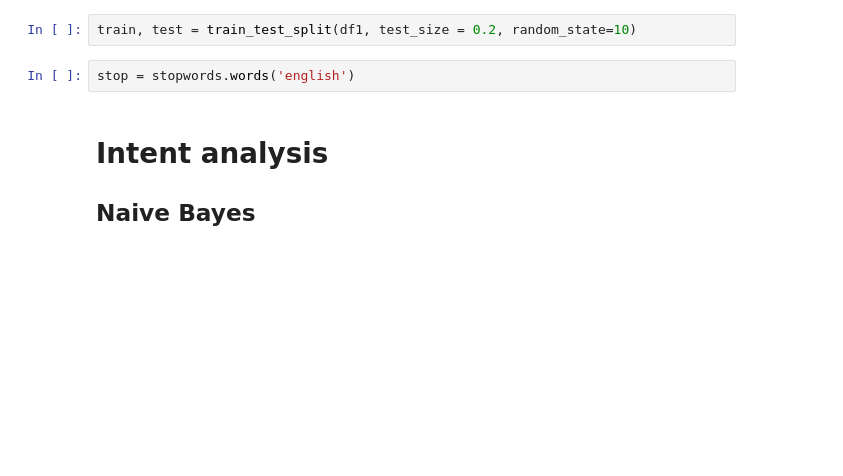
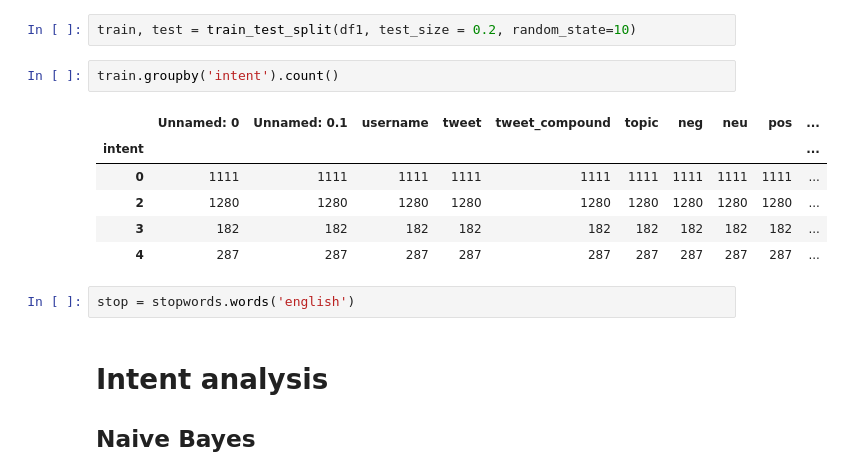
Before and after one commit to tawney-kirkland/04-fletcher, a Jupyter notebook: intent_analysis-NEW.ipynb, the cells around one changed output. Saved outputs shown, nothing was run; the diff lists cells and outputs as text; blank space fills up the shorter version.

```diff
--- a/intent_analysis-NEW.ipynb
+++ b/intent_analysis-NEW.ipynb
@@ -44,5 +51,14 @@ df1 = pd.read_csv('training_base_new.csv')
 # %%
 train, test = train_test_split(df1, test_size = 0.2, random_state=10)
+# %%
+train.groupby('intent').count()
+# %% [output]
+|  | Unnamed: 0 | Unnamed: 0.1 | username | tweet | tweet_compound | topic | neg | neu | pos | ... |
+| intent |  |  |  |  |  |  |  |  |  | ... |
+| 0 | 1111 | 1111 | 1111 | 1111 | 1111 | 1111 | 1111 | 1111 | 1111 | ... |
+| 2 | 1280 | 1280 | 1280 | 1280 | 1280 | 1280 | 1280 | 1280 | 1280 | ... |
+| 3 | 182 | 182 | 182 | 182 | 182 | 182 | 182 | 182 | 182 | ... |
+| 4 | 287 | 287 | 287 | 287 | 287 | 287 | 287 | 287 | 287 | ... |
 # %%
 stop = stopwords.words('english')
 # %% [markdown]
```
Also changed, not shown: parts of 31 cells of this notebook.
